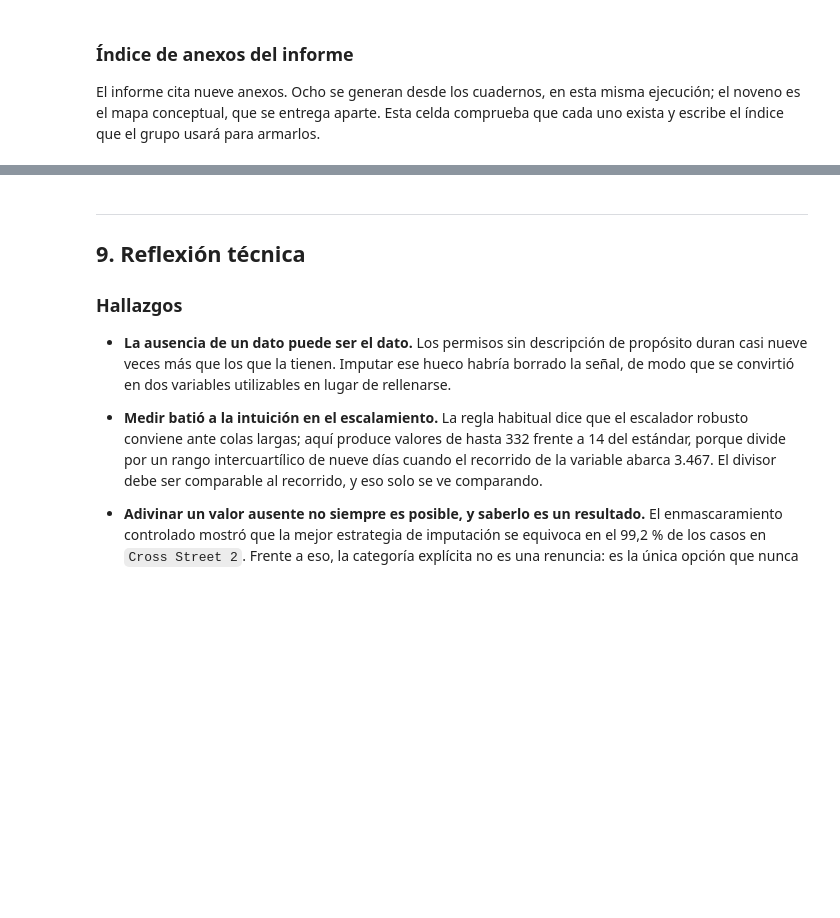
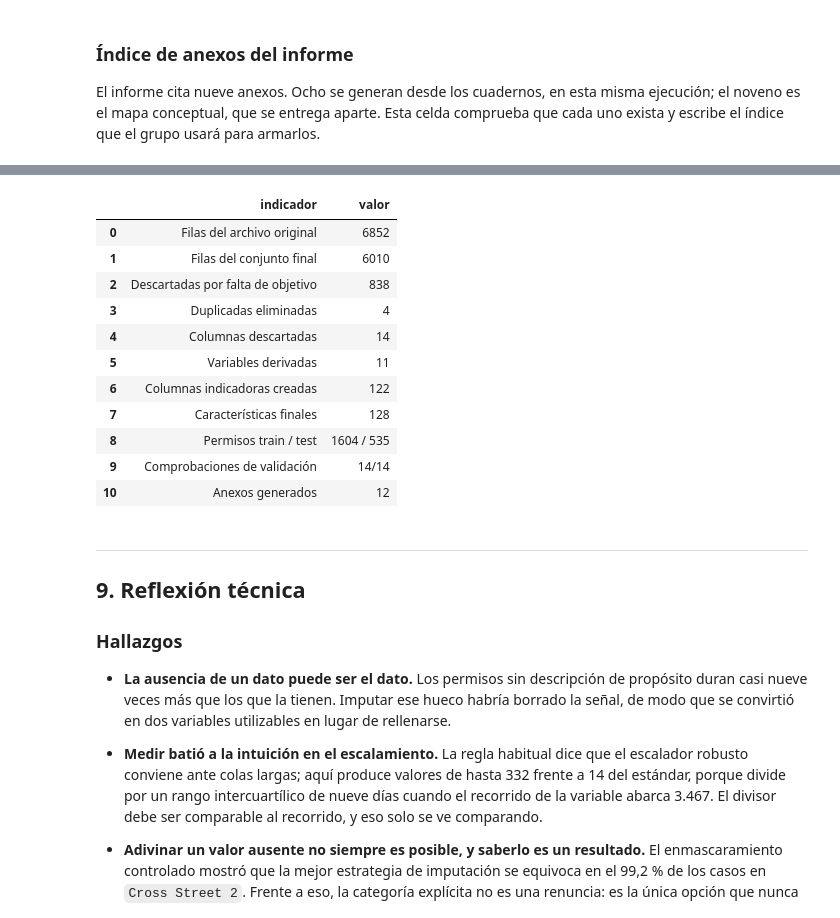
Before and after one commit to RJaramilloP/proyecto-grupo5-mcdi500, a Jupyter notebook: F2/F2_Prueba.ipynb, the cells around one changed output, grey strips where cells are left out. Drawn from its saved outputs; the diff is of its cells as text; code cells hidden in the pictures; blank space fills up the shorter version.

```diff
--- a/F2/F2_Prueba.ipynb
+++ b/F2/F2_Prueba.ipynb
@@ -1788,3 +1887,33 @@ escribe el índice que el grupo usará para armarlos.
+# %%
+resumen = pd.DataFrame([
+    {"indicador": "Filas del archivo original", "valor": len(df_crudo)},
+    {"indicador": "Filas del conjunto final", "valor": len(df)},
+    {"indicador": "Descartadas por falta de objetivo", "valor": sin_objetivo},
+    {"indicador": "Duplicadas eliminadas", "valor": dups},
+    {"indicador": "Columnas descartadas", "valor": len(motivos)},
+    {"indicador": "Variables derivadas", "valor": len(DERIVADAS) + 3},
+    {"indicador": "Columnas indicadoras creadas", "valor": len(COLUMNAS_INDICADORAS)},
+    {"indicador": "Características finales", "valor": len(CARACTERISTICAS)},
+    {"indicador": "Permisos train / test",
+     "valor": f"{len(permisos_tr)} / {len(permisos_te)}"},
+    {"indicador": "Comprobaciones de validación",
+     "valor": f"{int((tabla_validacion.resultado == 'OK').sum())}/{len(tabla_validacion)}"},
+    {"indicador": "Anexos generados", "valor": int((indice.existe == "sí").sum())},
+])
+resumen
+# %% [output]
+|  | indicador | valor |
+| 0 | Filas del archivo original | 6852 |
+| 1 | Filas del conjunto final | 6010 |
+| 2 | Descartadas por falta de objetivo | 838 |
+| 3 | Duplicadas eliminadas | 4 |
+| 4 | Columnas descartadas | 14 |
+| 5 | Variables derivadas | 11 |
+| 6 | Columnas indicadoras creadas | 122 |
+| 7 | Características finales | 128 |
+| 8 | Permisos train / test | 1604 / 535 |
+| 9 | Comprobaciones de validación | 14/14 |
+| 10 | Anexos generados | 12 |
 # %% [markdown]
 ---
 
```
Also changed, not shown: parts of 2 cells of this notebook, 11 other files.
